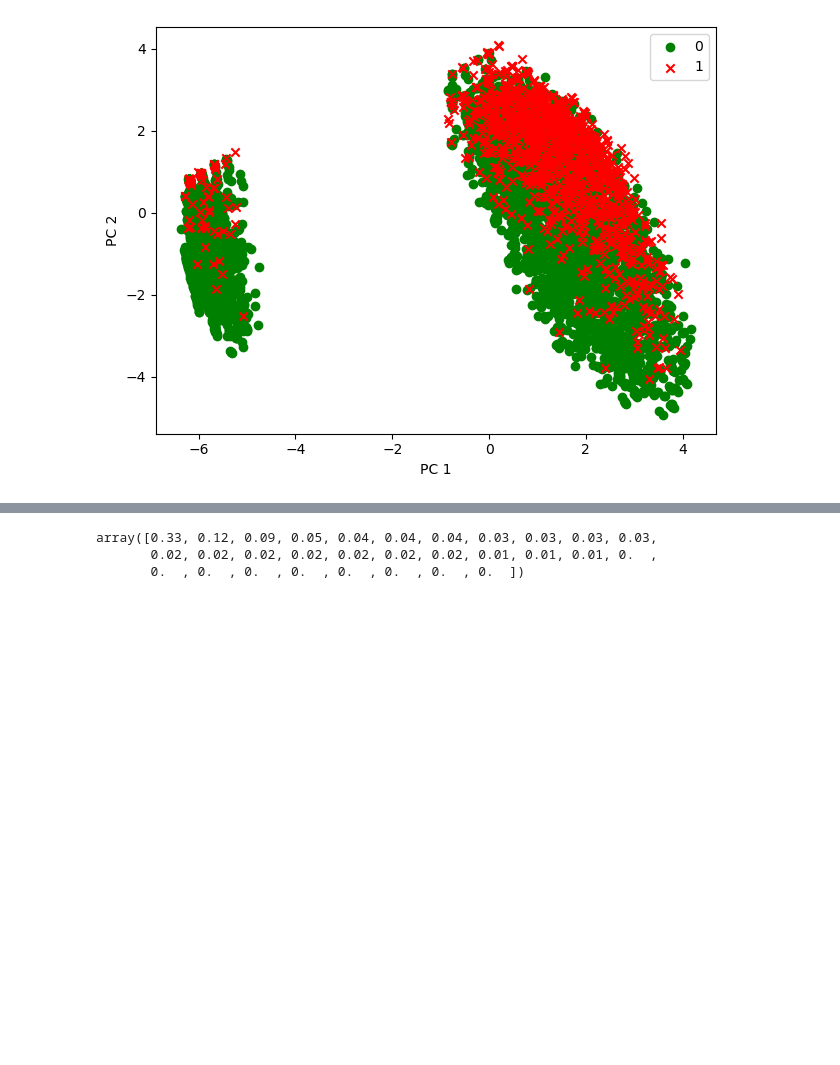
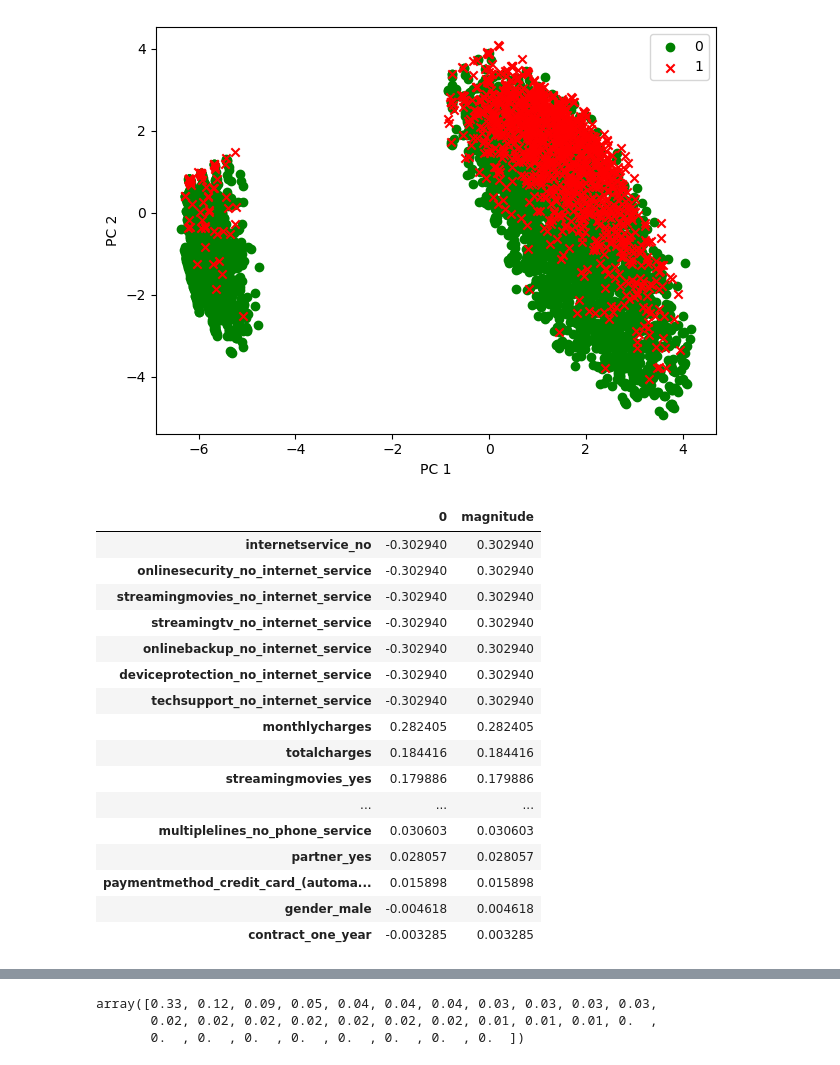
Before and after one commit to melvinggarcia/ML_Files, a Jupyter notebook: MGarcia-PCA.ipynb, the cells around one changed output, grey strips where cells are left out. Saved outputs shown, nothing was run; the diff lists cells and outputs as text; code cells hidden in the pictures; blank space fills up the shorter version.

```diff
--- a/MGarcia-PCA.ipynb
+++ b/MGarcia-PCA.ipynb
@@ -179,3 +179,18 @@ X_train_std_visual.describe().round(3)
 | 75% | -0.436 | 0.922 | 0.834 | 0.662 | 1.0 | 1.025 | 1.524 | ... |
 | max | 2.294 | 1.616 | 1.797 | 2.839 | 1.0 | 1.025 | 1.524 | ... |
 8 rows × 30 columns
+# %%
+feature_names = ['seniorcitizen', 'tenure', 'monthlycharges', 'totalcharges',
+       'gender_male', 'partner_yes', 'dependents_yes', 'phoneservice_yes',
+       'multiplelines_no_phone_service', 'multiplelines_yes',
+       'internetservice_fiber_optic', 'internetservice_no',
+       'onlinesecurity_no_internet_service', 'onlinesecurity_yes',
+       'onlinebackup_no_internet_service', 'onlinebackup_yes',
+       'deviceprotection_no_internet_service', 'deviceprotection_yes',
+       'techsupport_no_internet_service', 'techsupport_yes',
+       'streamingtv_no_internet_service', 'streamingtv_yes',
+       'streamingmovies_no_internet_service', 'streamingmovies_yes',
+       'contract_one_year', 'contract_two_year', 'paperlessbilling_yes',
+       'paymentmethod_credit_card_(automatic)',
+       'paymentmethod_electronic_check', 'paymentmethod_mailed_check']
+len(feature_names)
@@ -327,3 +344,28 @@ plt.tight_layout()
 plt.show()
 # %% [output]
 [figure]
+# %%
+pc1_vals = eigen_pairs[0][1]
+pc2_vals = eigen_pairs[1][1]
+# %%
+PC1_vis = pd.DataFrame(pc1_vals, feature_names)
+PC1_vis['magnitude'] = PC1_vis[:].abs()
+PC1_vis.sort_values(by = 'magnitude', ascending = False)
+# %% [output]
+|  | 0 | magnitude |
+| internetservice_no | -0.302940 | 0.302940 |
+| onlinesecurity_no_internet_service | -0.302940 | 0.302940 |
+| streamingmovies_no_internet_service | -0.302940 | 0.302940 |
+| streamingtv_no_internet_service | -0.302940 | 0.302940 |
+| onlinebackup_no_internet_service | -0.302940 | 0.302940 |
+| deviceprotection_no_internet_service | -0.302940 | 0.302940 |
+| techsupport_no_internet_service | -0.302940 | 0.302940 |
+| monthlycharges | 0.282405 | 0.282405 |
+| totalcharges | 0.184416 | 0.184416 |
+| streamingmovies_yes | 0.179886 | 0.179886 |
+| ... | ... | ... |
+| multiplelines_no_phone_service | 0.030603 | 0.030603 |
+| partner_yes | 0.028057 | 0.028057 |
+| paymentmethod_credit_card_(automa... | 0.015898 | 0.015898 |
+| gender_male | -0.004618 | 0.004618 |
+| contract_one_year | -0.003285 | 0.003285 |
```
Also changed, not shown: parts of 8 cells of this notebook.
